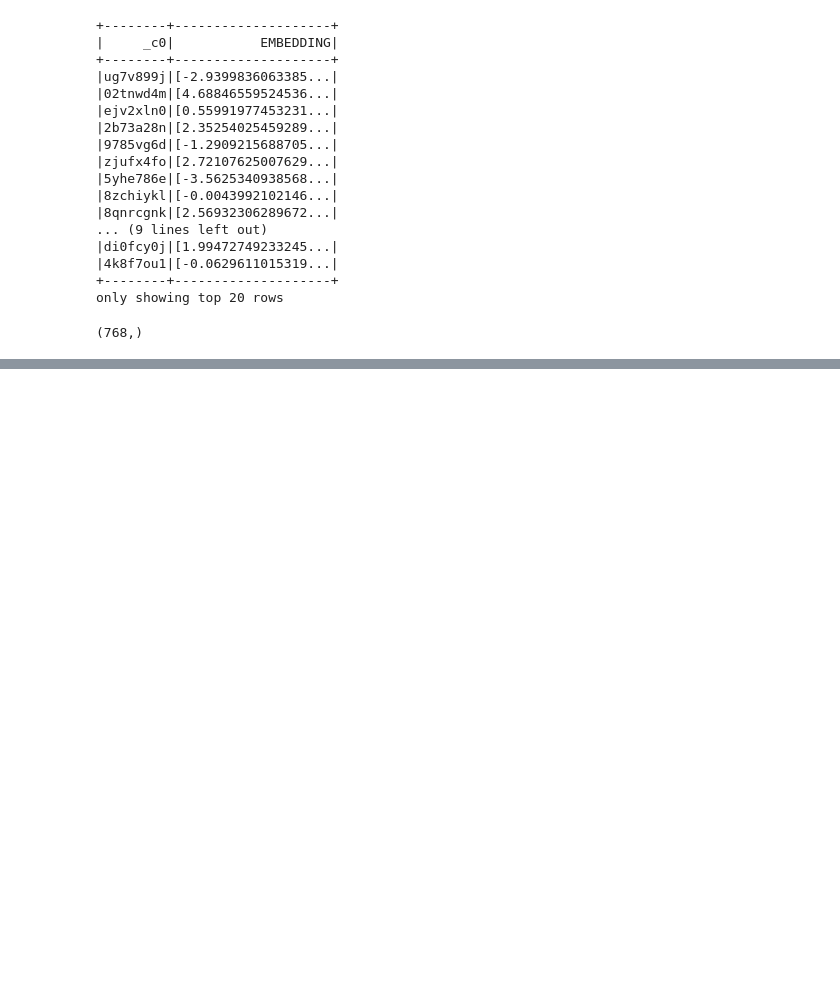
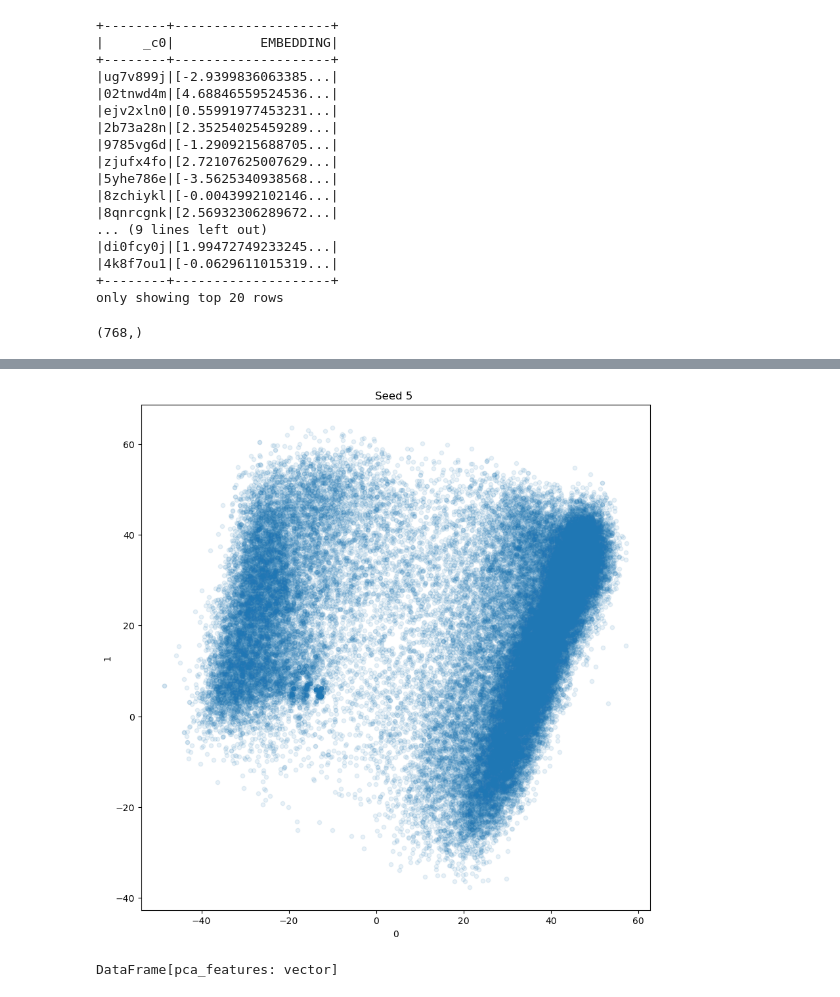
Before and after one commit to asaiyed10/cord19specter, a Jupyter notebook: exploratory_analysis/read_EMBEDDING.ipynb, the cells around one changed output, grey strips where cells are left out. Cells and saved outputs as stored; diff of their text form; code cells hidden in the pictures; blank space fills up the shorter version.

```diff
--- a/exploratory_analysis/read_EMBEDDING.ipynb
+++ b/exploratory_analysis/read_EMBEDDING.ipynb
@@ -406,0 +390,8 @@ edgelist[['authors_split','edgelist','cord_uid']].take(10)
+# %%
+pca_component1_2_scatter_plot(result,5,.1)
+# %% [output]
+[figure, added]
+# %%
+result[['pca_features']]
+# %% [output]
+DataFrame[pca_features: vector]
```
Also changed, not shown: parts of 56 cells of this notebook, 5 other files.
